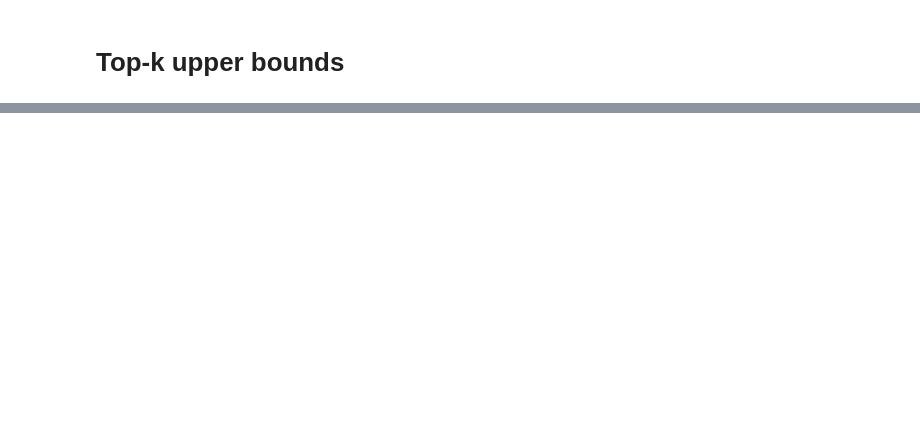
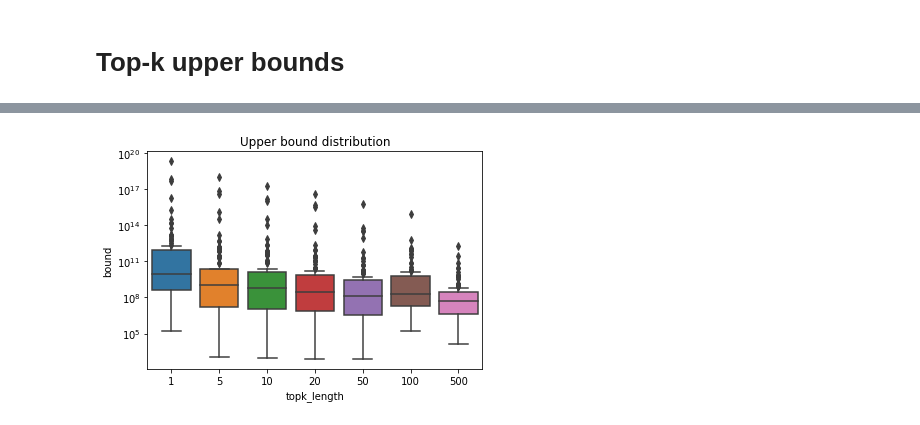
Before and after one commit to rbergm/PostBOUND, a Jupyter notebook: ues/UES_TopKBounds.ipynb, the cells around one changed output, grey strips where cells are left out. Cells and saved outputs as stored; diff of their text form; code cells hidden in the pictures; blank space fills up the shorter version.

```diff
--- a/ues/UES_TopKBounds.ipynb
+++ b/ues/UES_TopKBounds.ipynb
@@ -108,0 +105,8 @@ sns.boxplot(data=df[df["topk_length"] < 100], x="topk_length", y="bound_improvem
+# %%
+all_topk_bounds = results[(results["mode"] == "top-k") & results["linear"]].copy()
+all_topk_bounds.topk_length = all_topk_bounds.topk_length.astype(str)
+g = sns.boxplot(data=all_topk_bounds, x="topk_length", y="bound")
+g.set(title="Upper bound distribution")
+__ = g.set(yscale="log")
+# %% [output]
+[figure, added]
```
Also changed, not shown: parts of 13 cells of this notebook.
